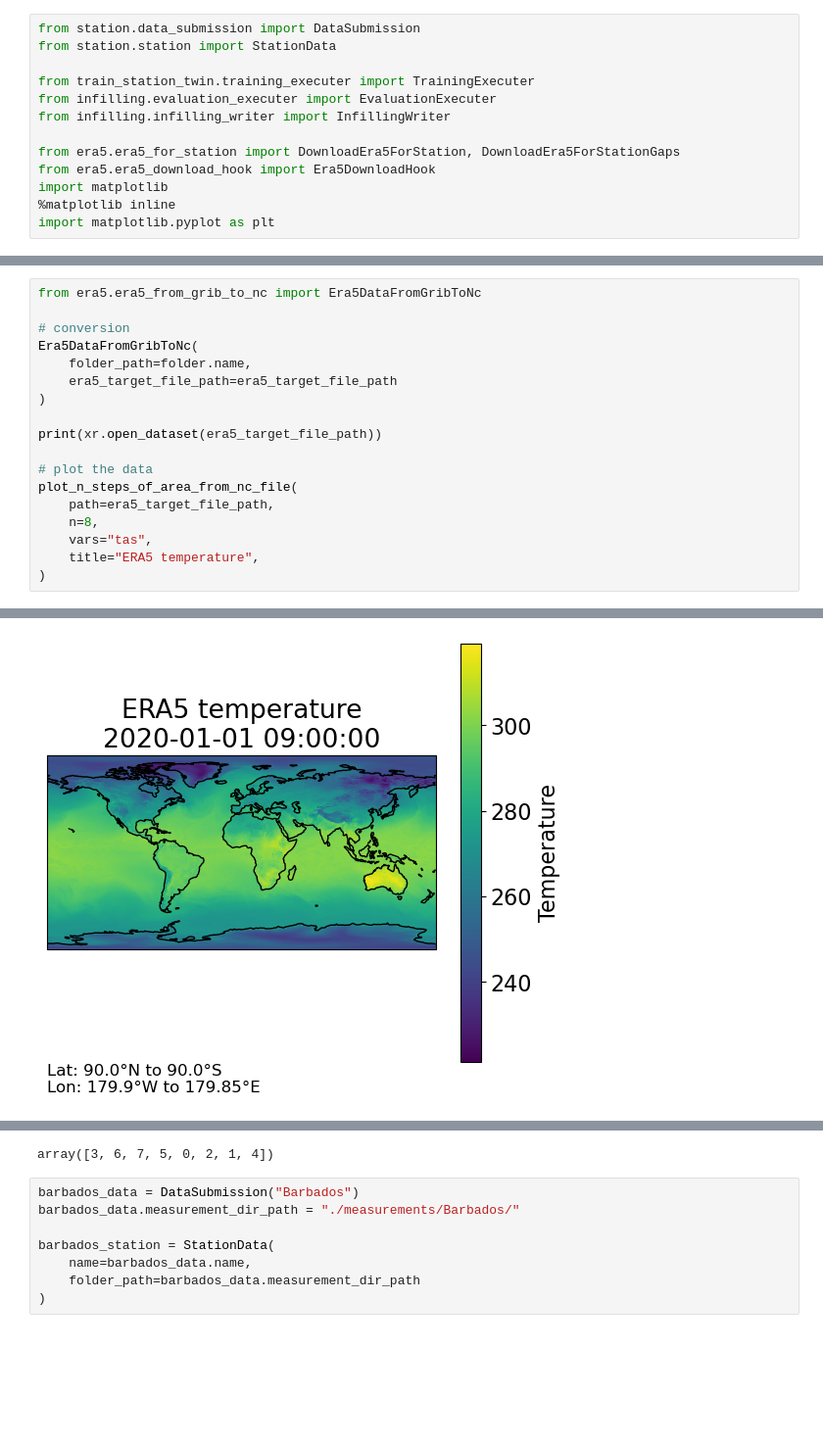
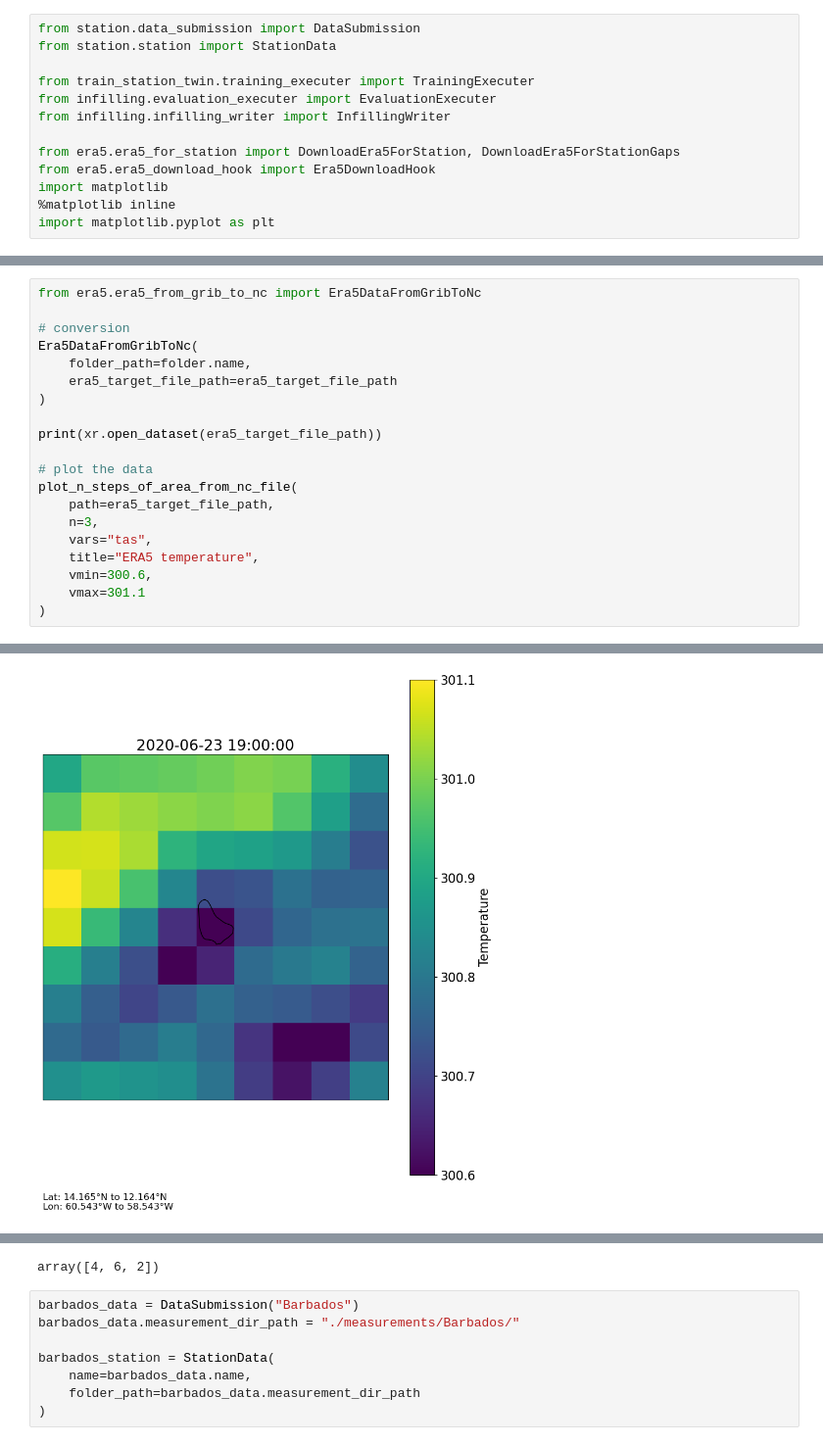
Before and after one commit to Ferdinand1123/digital-twin-for-weather-station, a Jupyter notebook: playground.ipynb, the cells around one changed output, grey strips where cells are left out. Shown at 98% size. Saved outputs shown, nothing was run; the diff lists cells and outputs as text; blank space fills up the shorter version.

```diff
--- a/playground.ipynb
+++ b/playground.ipynb
@@ -63,8 +63,10 @@ print(xr.open_dataset(era5_target_file_path))
 # plot the data
 plot_n_steps_of_area_from_nc_file(
     path=era5_target_file_path,
-    n=8,
+    n=3,
     vars="tas",
     title="ERA5 temperature",
+    vmin=300.6,
+    vmax=301.1
 )
 # %% [output]
@@ -88,2 +90,2 @@ Attributes:
     CDO:          Climate Data Operators version 2.4.0 (https://mpimet.mpg.de...
-[figure, old version]
+[figure, new version]
@@ -97,4 +94,4 @@ Attributes:
-array([3, 6, 7, 5, 0, 2, 1, 4])
+array([4, 6, 2])
 # %%
 barbados_data = DataSubmission("Barbados")
 barbados_data.measurement_dir_path = "./measurements/Barbados/"
```
Also changed, not shown: parts of 6 cells of this notebook, 1 other file.
